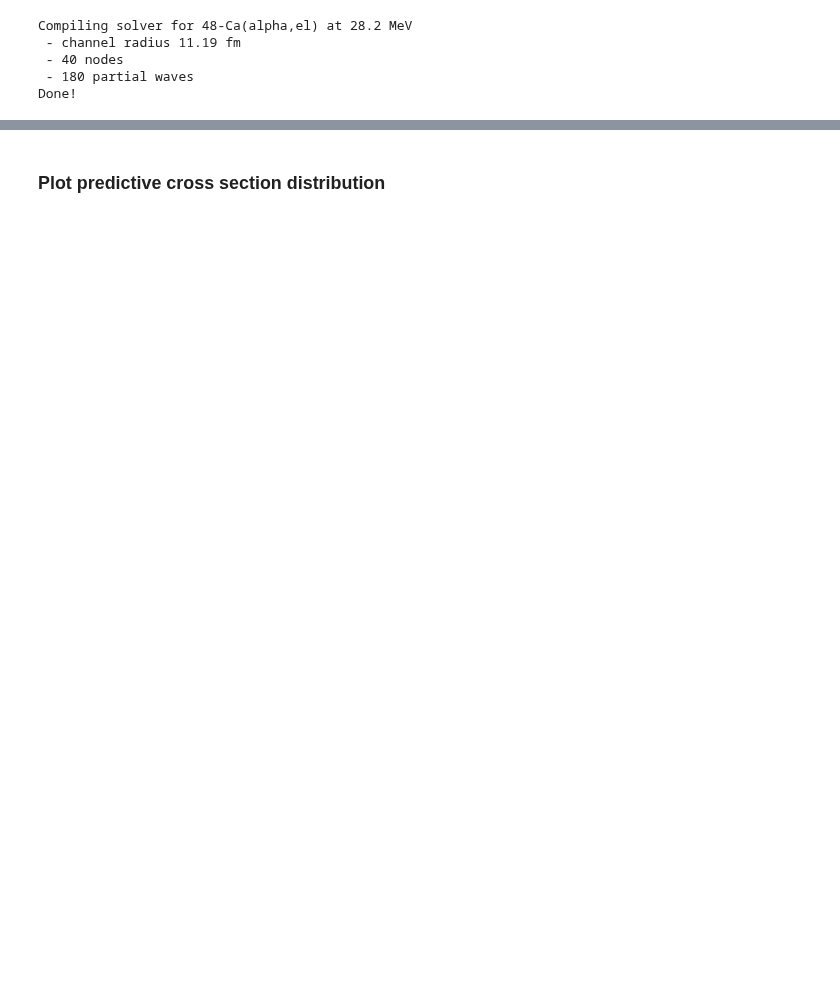
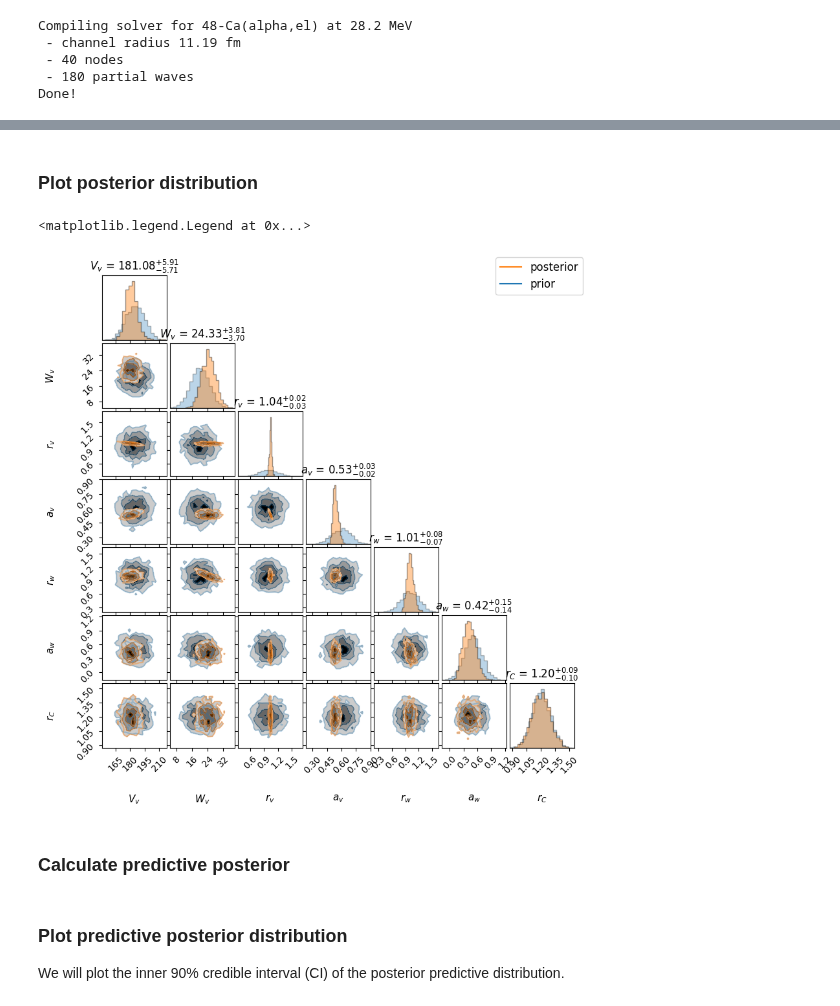
Before and after one commit to beykyle/jitr, a Jupyter notebook: examples/notebooks/quickstart.ipynb, the cells around one changed output, grey strips where cells are left out. Cells and saved outputs as stored; diff of their text form; code cells hidden in the pictures; blank space fills up the shorter version.

```diff
--- a/examples/notebooks/quickstart.ipynb
+++ b/examples/notebooks/quickstart.ipynb
@@ -9,0 +27,4 @@ To illustrate, we will use the example of $\alpha$ elastic scattering on $^{48}$
+# %%
+x = df["angle"].to_numpy()
+y = df["xs"].to_numpy()
+y_err = 0.05 * y + 0.01
@@ -116,0 +230,2 @@ df = pd.read_csv("./alpha_ca48_ratio_ruth.txt", names=["angle", "xs"], sep=r"\s+
+# %% [markdown]
+### Plot posterior distribution
@@ -116,0 +234,68 @@ df = pd.read_csv("./alpha_ca48_ratio_ruth.txt", names=["angle", "xs"], sep=r"\s+
+# %%
+n_corner = 2000
+prior_samples = prior.rvs(n_corner)
+idx_d = np.random.default_rng(42).choice(
+    len(flat_dynesty), min(n_corner, len(flat_dynesty)), replace=False
+)
+
+fig = plt.figure(figsize=(8, 8))
+
+
+def corner_kwargs(color, alpha=0.4):
+    return dict(
+        labels=[
+            r"$V_v$",
+            r"$W_v$",
+            r"$r_v$",
+            r"$a_v$",
+            r"$r_w$",
+            r"$a_w$",
+            "$r_C$",
+        ],
+        label_kwargs={"fontsize": 11},
+        show_titles=True,
+        plot_datapoints=False,
+        plot_density=False,
+        plot_contours=True,
+        fill_contours=True,
+        no_fill_contours=False,
+        contour_kwargs={
+            "colors": color,
+            "linewidths": 1.5,
+            "alpha": alpha,
+        },
+        hist_kwargs={
+            "density": True,
+            "histtype": "stepfilled",
+            "alpha": alpha,
+            "color": color,
+            "edgecolor": "k",
+        },
+        labelpad=0.4,
+    )
+
+
+corner.corner(
+    prior_samples,
+    fig=fig,
+    **corner_kwargs("tab:blue", alpha=0.3),
+)
+corner.corner(
+    flat_dynesty[idx_d],
+    fig=fig,
+    **corner_kwargs("tab:orange"),
+)
+
+# Legend
+from matplotlib.lines import Line2D
+
+handles = [
+    Line2D([0], [0], color="tab:orange", label="posterior"),
+    Line2D([0], [0], color="tab:blue", label="prior"),
+]
+fig.legend(handles=handles, loc="upper right", fontsize=12)
+# %% [output]
+<matplotlib.legend.Legend at 0x...>
+[figure, added]
+# %% [markdown]
+### Calculate predictive posterior
@@ -117,5 +306,7 @@ df = pd.read_csv("./alpha_ca48_ratio_ruth.txt", names=["angle", "xs"], sep=r"\s+
 # %% [markdown]
-### Plot predictive cross section distribution
+### Plot predictive posterior distribution
+
+We will plot the inner 90% credible interval (CI) of the posterior predictive distribution.
 # %%
 plt.figure()
 plt.scatter(df["angle"], df["xs"], color="k", marker=".")
```
Also changed, not shown: parts of 31 cells of this notebook.
